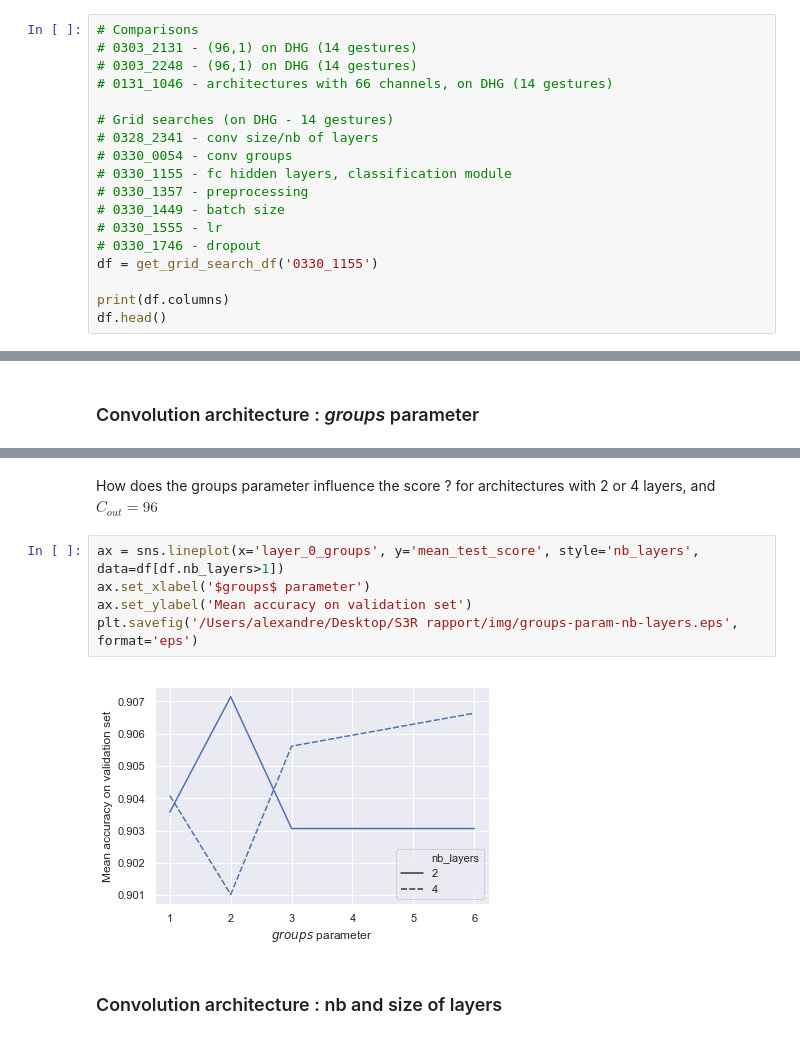
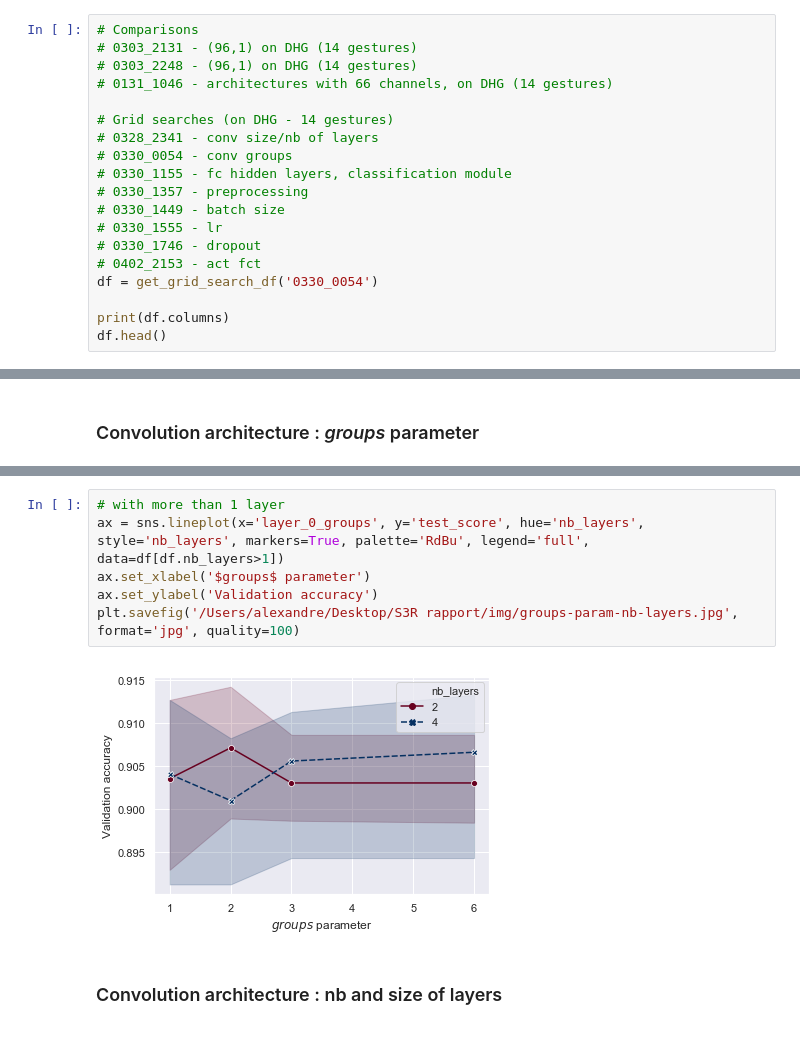
Before and after one commit to alexandrethm/S3R, a Jupyter notebook: jupyter_nb/results_analysis.ipynb, the cells around one changed output, grey strips where cells are left out. Saved outputs shown, nothing was run; the diff lists cells and outputs as text.

```diff
--- a/jupyter_nb/results_analysis.ipynb
+++ b/jupyter_nb/results_analysis.ipynb
@@ -135,7 +136,8 @@ def get_grid_search_df(id):
 # 0330_1449 - batch size
 # 0330_1555 - lr
 # 0330_1746 - dropout
-df = get_grid_search_df('0330_1155')
+# 0402_2153 - act fct
+df = get_grid_search_df('0330_0054')
 
 print(df.columns)
 df.head()
@@ -218,12 +272,11 @@ plt.savefig('/Users/alexandre/Desktop/S3R rapport/img/groups-param-nb-channels.e
-# %% [markdown]
-How does the groups parameter influence the score ? for architectures with 2 or 4 layers, and $C_{out}=96$
 # %%
-ax = sns.lineplot(x='layer_0_groups', y='mean_test_score', style='nb_layers', data=df[df.nb_layers>1])
+# with more than 1 layer
+ax = sns.lineplot(x='layer_0_groups', y='test_score', hue='nb_layers', style='nb_layers', markers=True, palette='RdBu', legend='full', data=df[df.nb_layers>1])
 ax.set_xlabel('$groups$ parameter')
-ax.set_ylabel('Mean accuracy on validation set')
-plt.savefig('/Users/alexandre/Desktop/S3R rapport/img/groups-param-nb-layers.eps', format='eps')
+ax.set_ylabel('Validation accuracy')
+plt.savefig('/Users/alexandre/Desktop/S3R rapport/img/groups-param-nb-layers.jpg', format='jpg', quality=100)
 # %% [output]
-[figure, old version]
+[figure, new version]
 # %% [markdown]
 ### Convolution architecture : nb and size of layers
 # %% [markdown]
```
Also changed, not shown: parts of 19 cells of this notebook, 5 other files.
